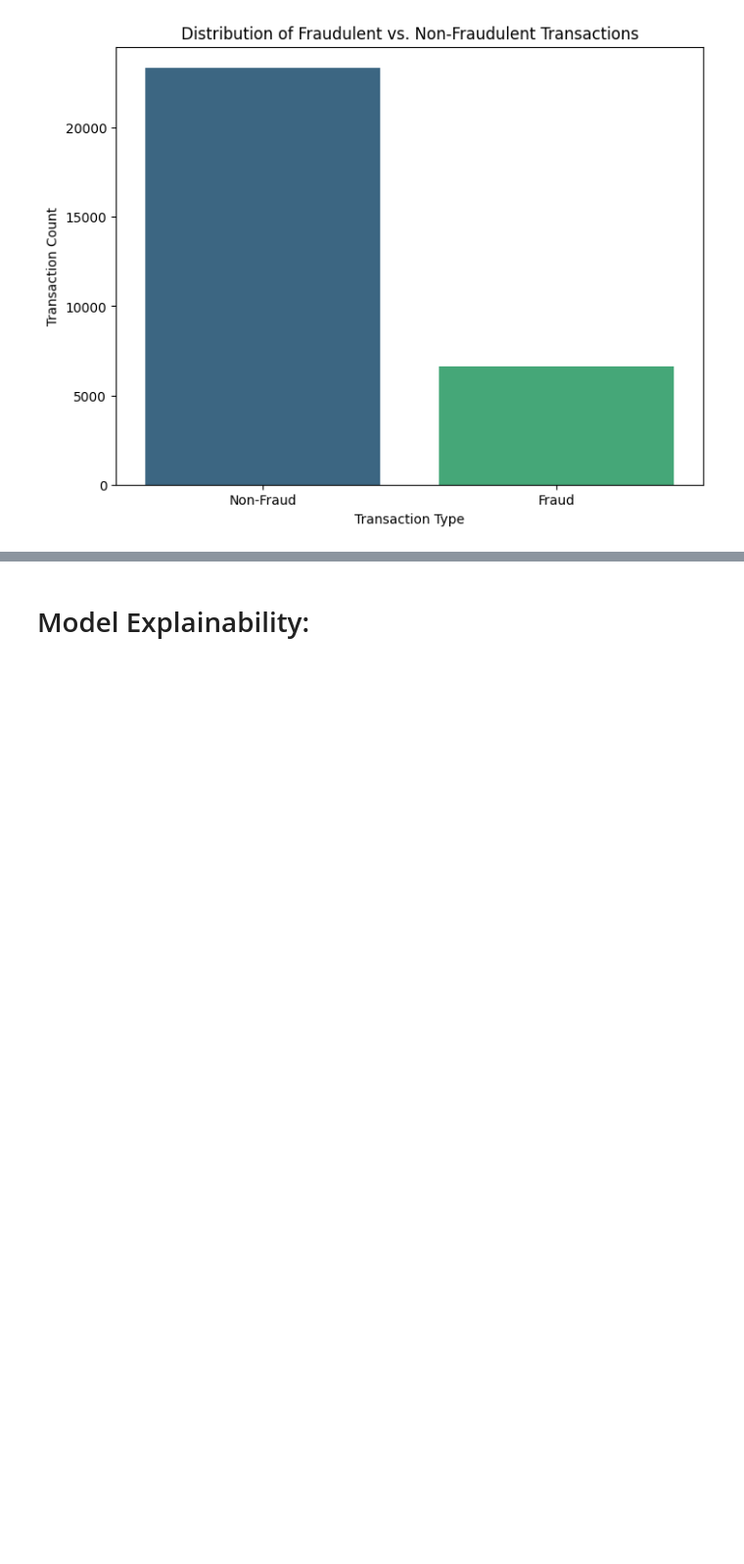
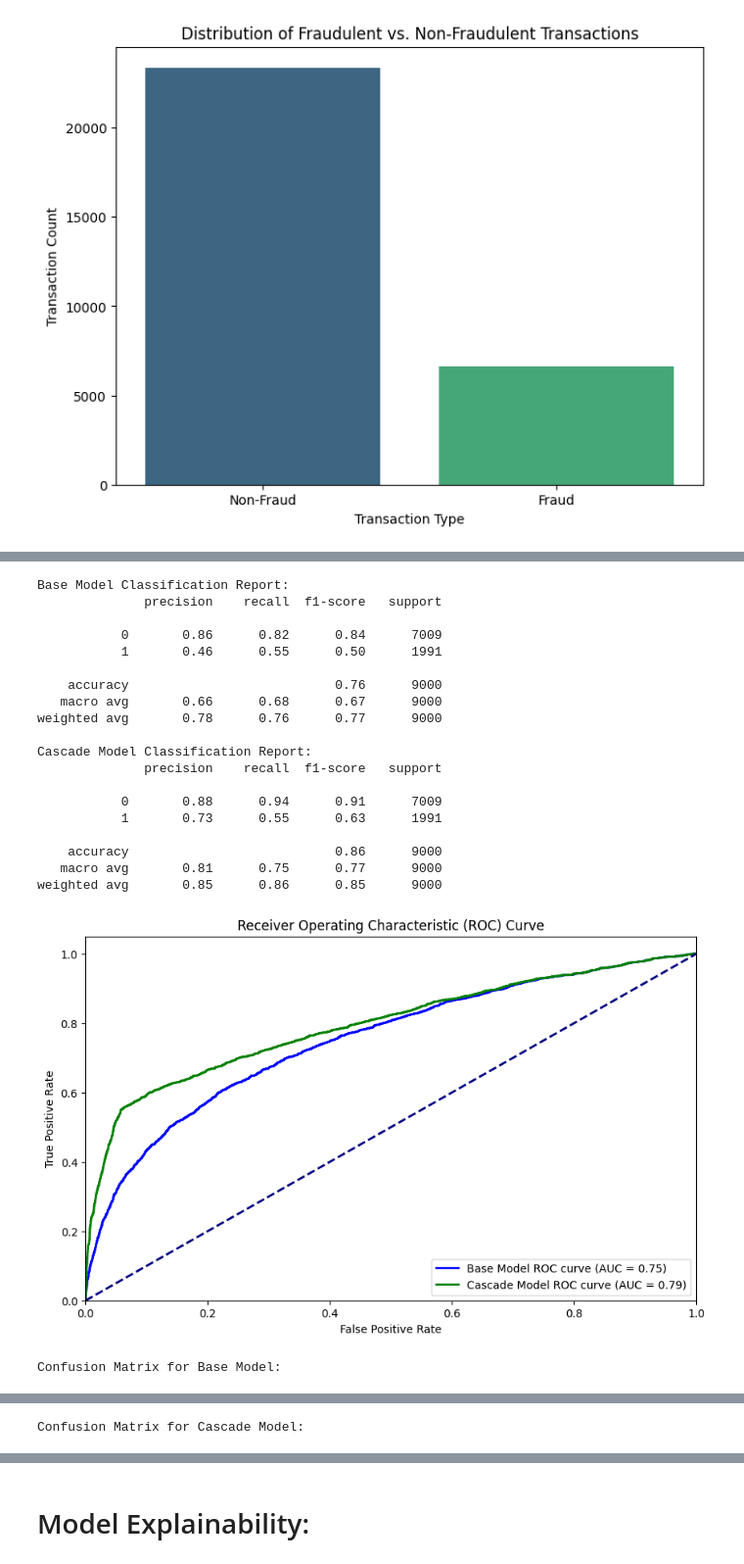
Before and after one commit to DoanNguyen2001/Credit-Card-Default, a Jupyter notebook: default_final.ipynb, the cells around one changed output, grey strips where cells are left out. Shown at 98% size. Saved outputs shown, nothing was run; the diff lists cells and outputs as text; code cells hidden in the pictures; blank space fills up the shorter version.

```diff
--- a/default_final.ipynb
+++ b/default_final.ipynb
@@ -929,8 +889,8 @@ print(classification_report(y_test, y_pred_base))
 
 # Step 2: Identify False Positives
 false_positives_idx = np.where((y_pred_base == 1) & (y_test == 0))[0]
-X_false_positives = X_test_scaled[false_positives_idx]
-y_false_positives = y_test.iloc[false_positives_idx]
+X_test_false_positives = X_test_scaled[false_positives_idx]
+y_test_false_positives = y_test.iloc[false_positives_idx]
 
 # Step 3: Train a Secondary Classifier for the False Positives
 secondary_model = XGBClassifier(random_state=42)
@@ -958,30 +918,52 @@ plt.plot(fpr_base, tpr_base, color='blue', lw=2, label=f'Base Model ROC curve (A
 
 # Plot ROC Curve for Cascade Model
 fpr_cascade, tpr_cascade, _ = roc_curve(y_test, final_probs)
 roc_auc_cascade = roc_auc_score(y_test, final_probs)
 plt.plot(fpr_cascade, tpr_cascade, color='green', lw=2, label=f'Cascade Model ROC curve (AUC = {roc_auc_cascade:.2f})')
 
 plt.plot([0, 1], [0, 1], color='navy', lw=2, linestyle='--')
 plt.xlim([0.0, 1.0])
 plt.ylim([0.0, 1.05])
 plt.xlabel('False Positive Rate')
 plt.ylabel('True Positive Rate')
 plt.title('Receiver Operating Characteristic (ROC) Curve')
 plt.legend(loc='lower right')
 plt.show()
 
 # Confusion Matrix for Base Model
 print("Confusion Matrix for Base Model:")
 cm_base = confusion_matrix(y_test, y_pred_base)
 disp_base = ConfusionMatrixDisplay(confusion_matrix=cm_base, display_labels=["Not Fraud", "Fraud"])
 disp_base.plot(cmap="Blues")
 plt.title("Base Model Confusion Matrix")
 plt.show()
 
 # Confusion Matrix for Cascade Model
 print("Confusion Matrix for Cascade Model:")
 cm_cascade = confusion_matrix(y_test, final_predictions)
 disp_cascade = ConfusionMatrixDisplay(confusion_matrix=cm_cascade, display_labels=["Not Fraud", "Fraud"])
 disp_cascade.plot(cmap="Greens")
 plt.title("Cascade Model Confusion Matrix")
 plt.show()
+# %% [output]
+Base Model Classification Report:
+              precision    recall  f1-score   support
+
+           0       0.86      0.82      0.84      7009
+           1       0.46      0.55      0.50      1991
+
+    accuracy                           0.76      9000
+   macro avg       0.66      0.68      0.67      9000
+weighted avg       0.78      0.76      0.77      9000
+
+Cascade Model Classification Report:
+              precision    recall  f1-score   support
+
+           0       0.88      0.94      0.91      7009
+           1       0.73      0.55      0.63      1991
+
+    accuracy                           0.86      9000
+   macro avg       0.81      0.75      0.77      9000
+weighted avg       0.85      0.86      0.85      9000
+[figure, added]
+Confusion Matrix for Base Model:
@@ -987,0 +971 @@ plt.show()
+Confusion Matrix for Cascade Model:
```
Also changed, not shown: parts of 18 cells of this notebook.
